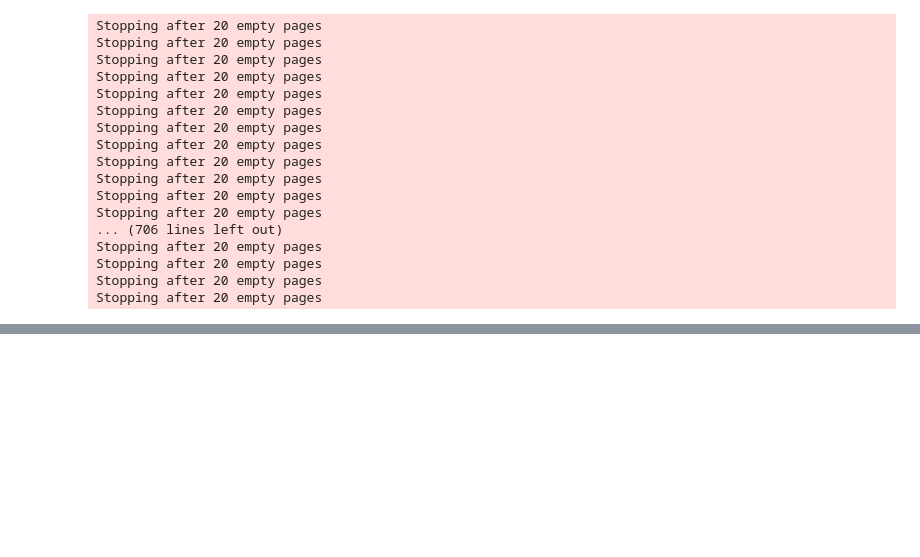
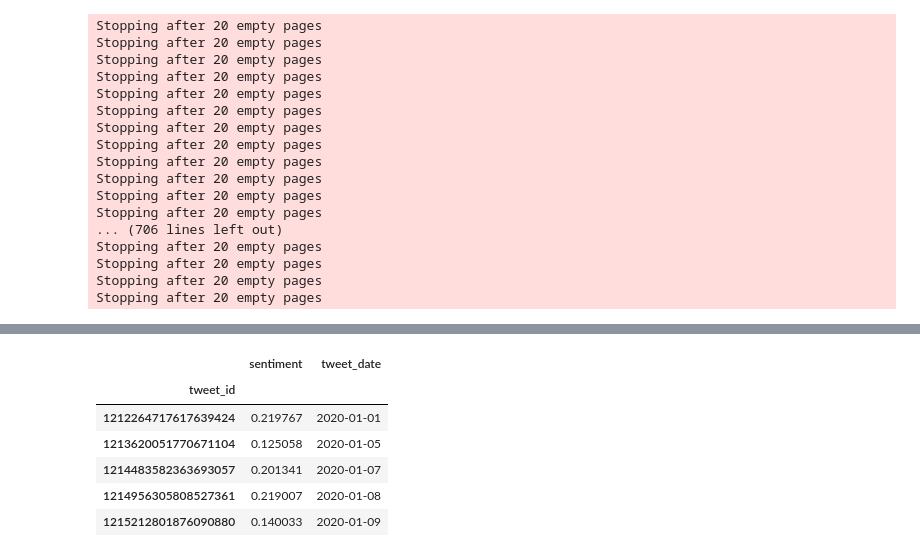
Before and after one commit to szymon-kalkowski/computational-intelligence, a Jupyter notebook: musk/musk.ipynb, the cells around one changed output, grey strips where cells are left out. Saved outputs shown, nothing was run; the diff lists cells and outputs as text; code cells hidden in the pictures; blank space fills up the shorter version.

```diff
--- a/musk/musk.ipynb
+++ b/musk/musk.ipynb
@@ -97,0 +187,13 @@ df.shape
+# %%
+daily_sentiment_df = df.groupby('tweet_id')
+daily_sentiment_df = daily_sentiment_df.agg({'sentiment': 'mean', 'tweet_date': 'first'})
+daily_sentiment_df = daily_sentiment_df.sort_values(by=['tweet_date'])
+daily_sentiment_df.head()
+# %% [output]
+|  | sentiment | tweet_date |
+| tweet_id |  |  |
+| 1212264717617639424 | 0.219767 | 2020-01-01 |
+| 1213620051770671104 | 0.125058 | 2020-01-05 |
+| 1214483582363693057 | 0.201341 | 2020-01-07 |
+| 1214956305808527361 | 0.219007 | 2020-01-08 |
+| 1215212801876090880 | 0.140033 | 2020-01-09 |
```
Also changed, not shown: parts of 25 cells of this notebook, 4 other files.
